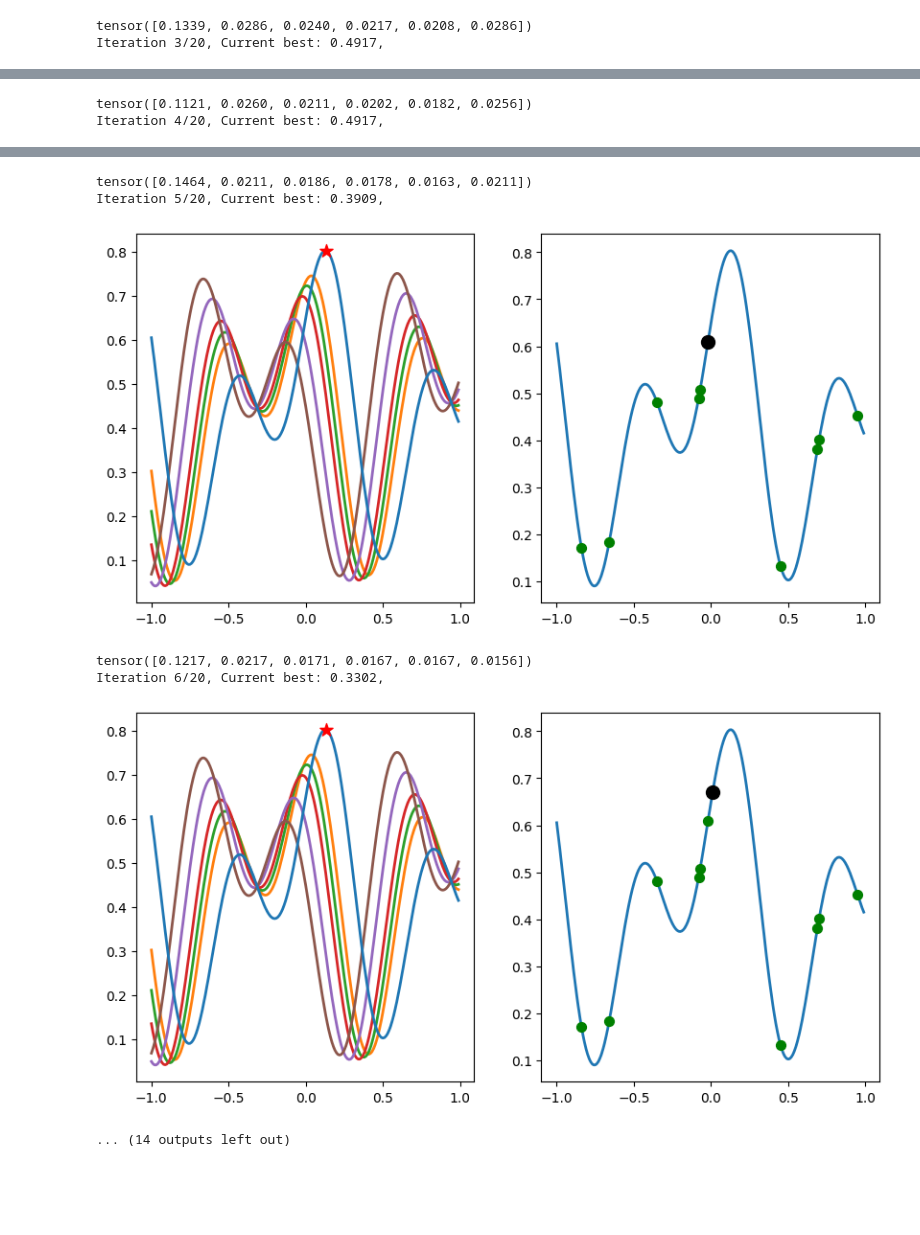
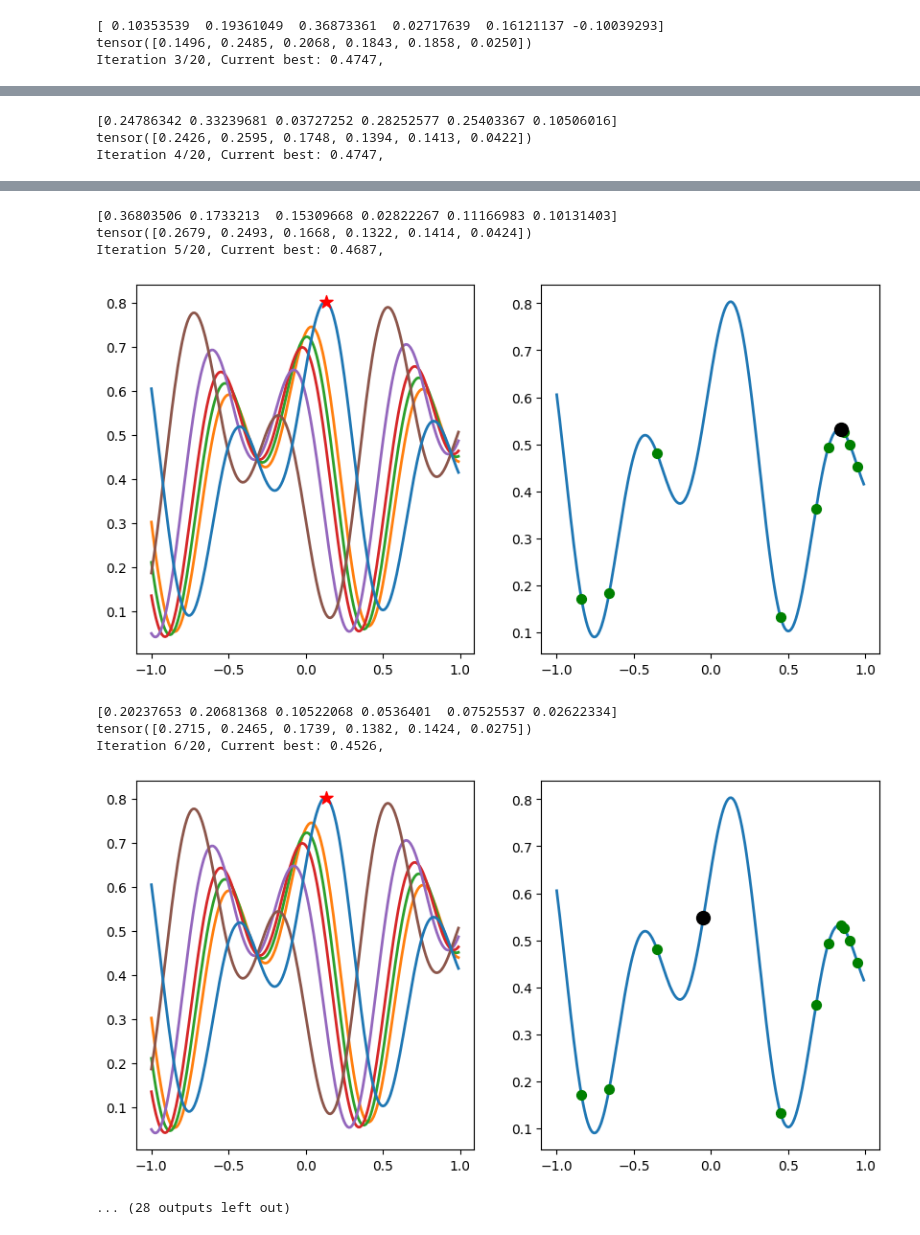
Before and after one commit to timruhkopf/ExperiencedFT-PFNs, a Jupyter notebook: HPO_tasks/Meta-learning-BO/benchmarks/SimpleSynth/demo_simple_run.ipynb, the cells around one changed output, grey strips where cells are left out. Drawn from its saved outputs; the diff is of its cells as text; code cells hidden in the pictures; blank space fills up the shorter version.

```diff
--- a/HPO_tasks/Meta-learning-BO/benchmarks/SimpleSynth/demo_simple_run.ipynb
+++ b/HPO_tasks/Meta-learning-BO/benchmarks/SimpleSynth/demo_simple_run.ipynb
@@ -29,7 +29,7 @@ lw=2
 
 import pfns4bo
 from mpfns4bo.mpfns4bo import MPFNs4BO
-meta_data = benchmark.get_meta_data(task_ids=[3, 4, 5, 7, 9])
+meta_data = benchmark.get_meta_data(task_ids=[3, 4, 5, 7, 11])
 optimizer = MPFNs4BO(torch.load( pfns4bo.hebo_plus_model), benchmark.search_space, meta_data, apply_power_transform=False,
                     apply_power_transform_pi=True,
                     only_obs_incumbents=True, tranformation_type=None, mixing_strategy="my",)
@@ -109,2 +111,3 @@ Iteration 2/20, Current best: 0.5190,
-tensor([0.1339, 0.0286, 0.0240, 0.0217, 0.0208, 0.0286])
-Iteration 3/20, Current best: 0.4917,
+[ 0.10353539  0.19361049  0.36873361  0.02717639  0.16121137 -0.10039293]
+tensor([0.1496, 0.2485, 0.2068, 0.1843, 0.1858, 0.0250])
+Iteration 3/20, Current best: 0.4747,
@@ -112,2 +115,3 @@ Iteration 3/20, Current best: 0.4917,
-tensor([0.1121, 0.0260, 0.0211, 0.0202, 0.0182, 0.0256])
-Iteration 4/20, Current best: 0.4917,
+[0.24786342 0.33239681 0.03727252 0.28252577 0.25403367 0.10506016]
+tensor([0.2426, 0.2595, 0.1748, 0.1394, 0.1413, 0.0422])
+Iteration 4/20, Current best: 0.4747,
@@ -115,7 +119,9 @@ Iteration 4/20, Current best: 0.4917,
-tensor([0.1464, 0.0211, 0.0186, 0.0178, 0.0163, 0.0211])
-Iteration 5/20, Current best: 0.3909,
+[0.36803506 0.1733213  0.15309668 0.02822267 0.11166983 0.10131403]
+tensor([0.2679, 0.2493, 0.1668, 0.1322, 0.1414, 0.0424])
+Iteration 5/20, Current best: 0.4687,
-[figure, old version]
+[figure, new version]
-tensor([0.1217, 0.0217, 0.0171, 0.0167, 0.0167, 0.0156])
-Iteration 6/20, Current best: 0.3302,
+[0.20237653 0.20681368 0.10522068 0.0536401  0.07525537 0.02622334]
+tensor([0.2715, 0.2465, 0.1739, 0.1382, 0.1424, 0.0275])
+Iteration 6/20, Current best: 0.4526,
-[figure, old version]
+[figure, new version]
-... (14 outputs left out)
+... (28 outputs left out)
```
Also changed, not shown: parts of 1 cell of this notebook, 6 other files.
